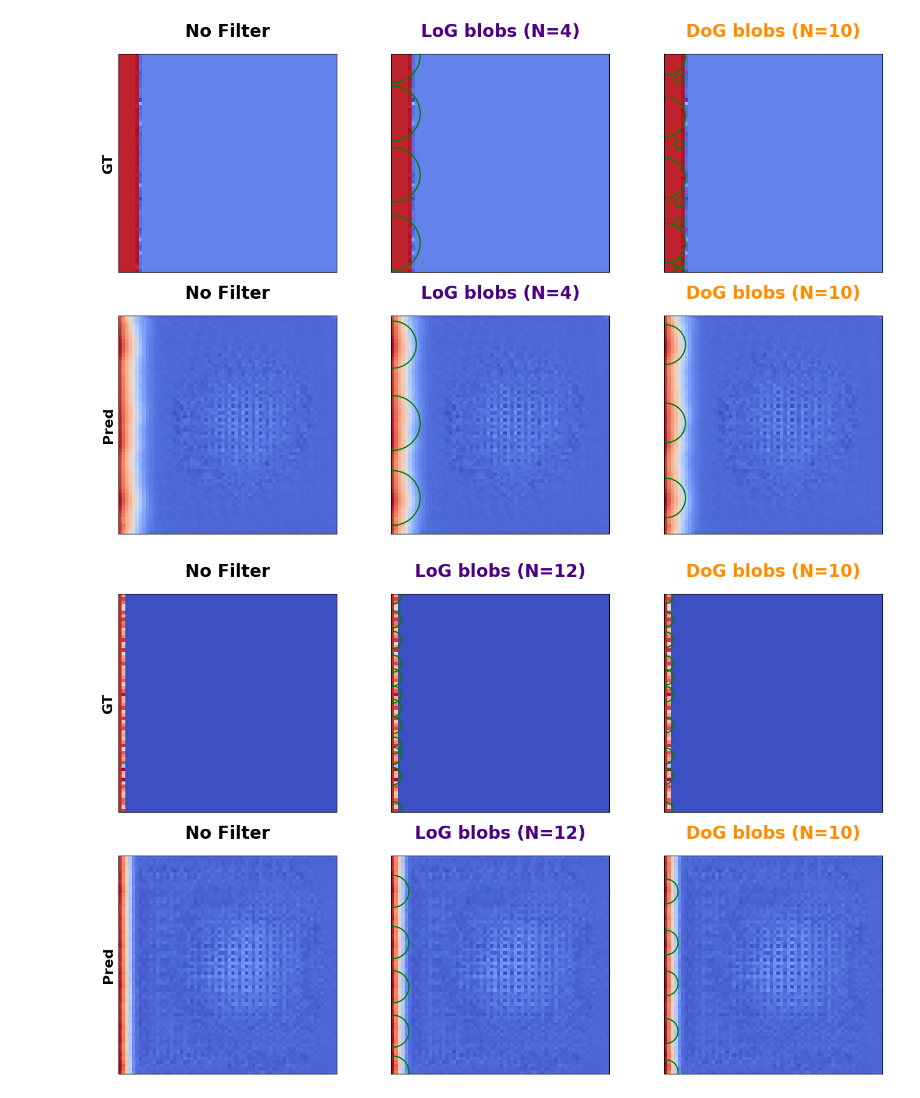
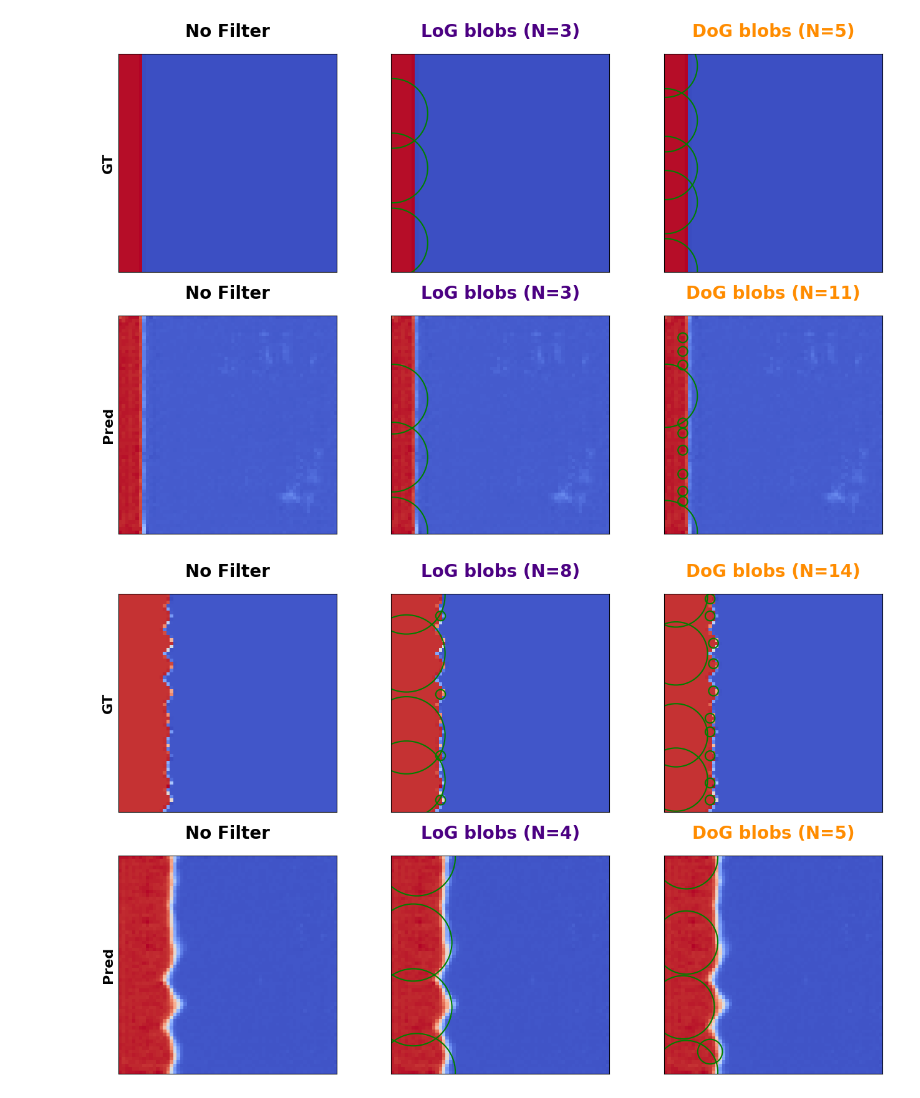
Before and after one commit to anilkunwar/dendrites_pfm_vae, a Jupyter notebook: generative_ai/step3_quantification.ipynb, the cells around one changed output. Cells and saved outputs as stored; diff of their text form; code cells hidden in the pictures.

```diff
--- a/generative_ai/step3_quantification.ipynb
+++ b/generative_ai/step3_quantification.ipynb
@@ -31,7 +31,7 @@ test_dataloader = DataLoader(
 )
 
 vae = torch.load(os.path.join(
-    "results/VAEv11_MDN_lat=32_K=8_beta=2.0_warm=0.3_ctr=1.0_smooth=2.0_time=20260120_202159",
+    "results/VAEv11_MDN_lat=32_K=16_beta=0.1_warm=0.25_ctr=0.5_smooth=1.0_time=20260121_105646",
     "ckpt", "best.pt"
 ), weights_only=False).to(device)
 vae.eval()
@@ -218,7 +218,7 @@ Randomly selected indices for visualization: [269 139 178 160 145]
 # %%
 target = 0.0
-delta = 0.1
-sigma = 3.0
+delta = 0.2
+sigma = 1.0
 
 for s_i, idx in enumerate(indices_vis):
 
@@ -367,34 +367,34 @@ for s_i, idx in enumerate(indices_vis):
     for y_c, x_c, r in log_gt:
         ax2.add_patch(plt.Circle((x_c, y_c), r, edgecolor='green', linewidth=1.5, fill=False))
 
     ax3.imshow(img_gt, cmap='coolwarm')
     ax3.set_title(f"DoG blobs (N={len(dog_gt)})", fontsize=20, weight='bold', pad=20, color ='darkorange')
     for y_c, x_c, r in dog_gt:
         ax3.add_patch(plt.Circle((x_c, y_c), r, edgecolor='green', linewidth=1.5, fill=False))
 
     ax4.imshow(img_pd, cmap='coolwarm')
     ax4.set_title("No Filter", fontsize=20, weight='bold', pad=20)
     ax4.set_ylabel("Pred", fontsize=16, weight='bold')
 
     ax5.imshow(img_pd, cmap='coolwarm')
-    ax5.set_title(f"LoG blobs (N={len(log_gt)})", fontsize=20, weight='bold', pad=20, color ='indigo')
+    ax5.set_title(f"LoG blobs (N={len(log_pd)})", fontsize=20, weight='bold', pad=20, color ='indigo')
     for y_c, x_c, r in log_pd:
         ax5.add_patch(plt.Circle((x_c, y_c), r, edgecolor='green', linewidth=1.5, fill=False))
 
     ax6.imshow(img_pd, cmap='coolwarm')
-    ax6.set_title(f"DoG blobs (N={len(dog_gt)})", fontsize=20, weight='bold', pad=20, color ='darkorange')
+    ax6.set_title(f"DoG blobs (N={len(dog_pd)})", fontsize=20, weight='bold', pad=20, color ='darkorange')
     for y_c, x_c, r in dog_pd:
         ax6.add_patch(plt.Circle((x_c, y_c), r, edgecolor='green', linewidth=1.5, fill=False))
 
     ax1.tick_params(axis='both', labelcolor='black', labelsize=65, bottom=False, top=False, left=False, right=False, labelbottom=False, labelleft=False)
     ax2.tick_params(axis='both', labelcolor='black', labelsize=65, bottom=False, top=False, left=False, right=False, labelbottom=False, labelleft=False)
     ax3.tick_params(axis='both', labelcolor='black', labelsize=65, bottom=False, top=False, left=False, right=False, labelbottom=False, labelleft=False)
     ax4.tick_params(axis='both', labelcolor='black', labelsize=65, bottom=False, top=False, left=False, right=False, labelbottom=False, labelleft=False)
     ax5.tick_params(axis='both', labelcolor='black', labelsize=65, bottom=False, top=False, left=False, right=False, labelbottom=False, labelleft=False)
     ax6.tick_params(axis='both', labelcolor='black', labelsize=65, bottom=False, top=False, left=False, right=False, labelbottom=False, labelleft=False)
 
     # plt.tight_layout(rect=[0, 0, 1, 0.94])
     plt.show()
 # %% [output]
-[figure, old version]
+[figure, new version]
-[figure, old version]
+[figure, new version]
```
Also changed, not shown: parts of 8 cells of this notebook, 1 other file.
